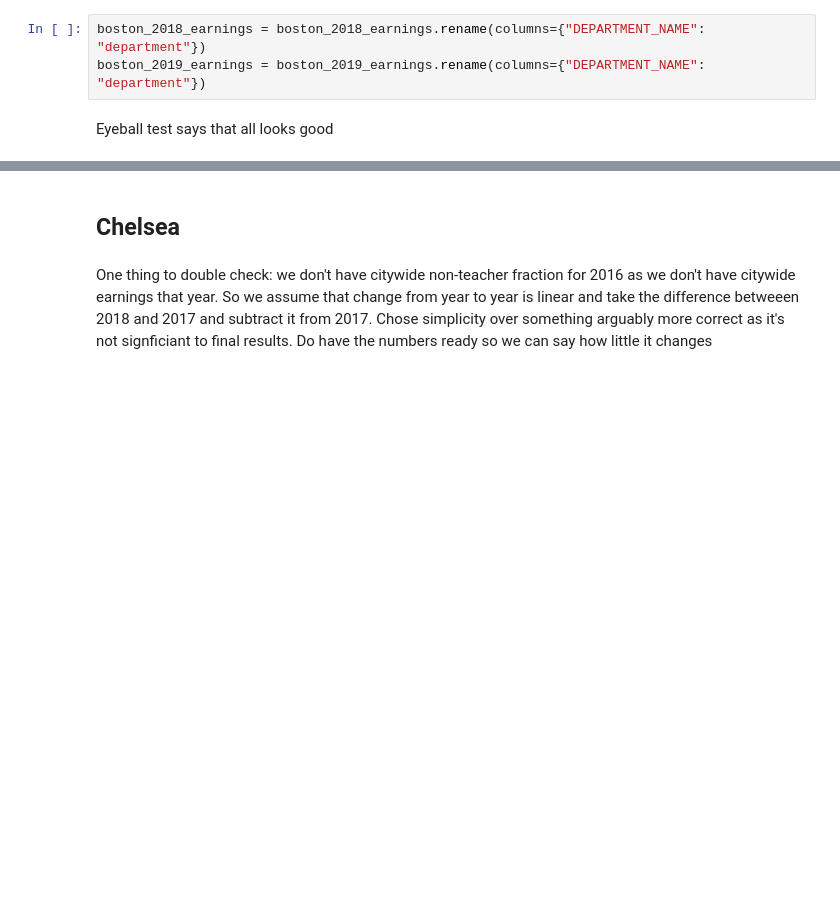
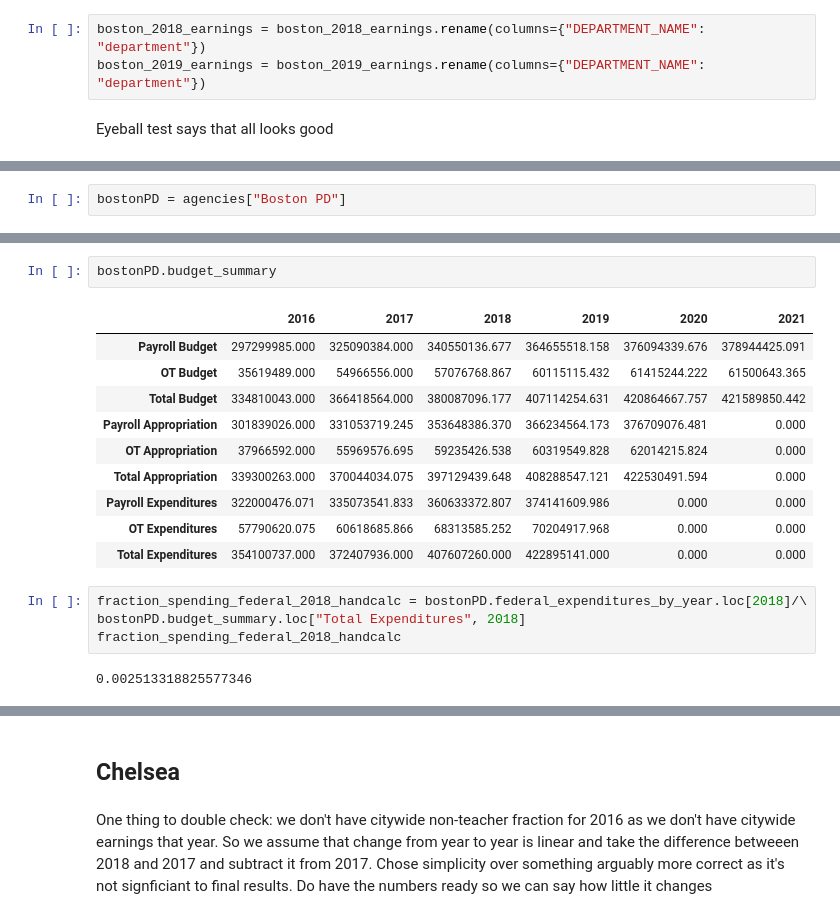
Before and after one commit to SashaWeinstein/Carceral_Budgeting, a Jupyter notebook: Check_Implementation/Payroll/Check_Payroll.ipynb, the cells around one changed output, grey strips where cells are left out. Cells and saved outputs as stored; diff of their text form; blank space fills up the shorter version.

Commit message:
developed methodology to remove federal dollars from statewide payroll and Boston PD payroll

```diff
--- a/Check_Implementation/Payroll/Check_Payroll.ipynb
+++ b/Check_Implementation/Payroll/Check_Payroll.ipynb
@@ -296,0 +283,2 @@ Eyeball test says that all looks good
+# %%
+bostonPD = agencies["Boston PD"]
@@ -296,0 +301,19 @@ Eyeball test says that all looks good
+# %%
+bostonPD.budget_summary
+# %% [output]
+|  | 2016 | 2017 | 2018 | 2019 | 2020 | 2021 |
+| Payroll Budget | 297299985.000 | 325090384.000 | 340550136.677 | 364655518.158 | 376094339.676 | 378944425.091 |
+| OT Budget | 35619489.000 | 54966556.000 | 57076768.867 | 60115115.432 | 61415244.222 | 61500643.365 |
+| Total Budget | 334810043.000 | 366418564.000 | 380087096.177 | 407114254.631 | 420864667.757 | 421589850.442 |
+| Payroll Appropriation | 301839026.000 | 331053719.245 | 353648386.370 | 366234564.173 | 376709076.481 | 0.000 |
+| OT Appropriation | 37966592.000 | 55969576.695 | 59235426.538 | 60319549.828 | 62014215.824 | 0.000 |
+| Total Appropriation | 339300263.000 | 370044034.075 | 397129439.648 | 408288547.121 | 422530491.594 | 0.000 |
+| Payroll Expenditures | 322000476.071 | 335073541.833 | 360633372.807 | 374141609.986 | 0.000 | 0.000 |
+| OT Expenditures | 57790620.075 | 60618685.866 | 68313585.252 | 70204917.968 | 0.000 | 0.000 |
+| Total Expenditures | 354100737.000 | 372407936.000 | 407607260.000 | 422895141.000 | 0.000 | 0.000 |
+# %%
+fraction_spending_federal_2018_handcalc = bostonPD.federal_expenditures_by_year.loc[2018]/\
+bostonPD.budget_summary.loc["Total Expenditures", 2018]
+fraction_spending_federal_2018_handcalc
+# %% [output]
+0.002513318825577346
```
Also changed, not shown: parts of 23 cells of this notebook, 7 other files.
